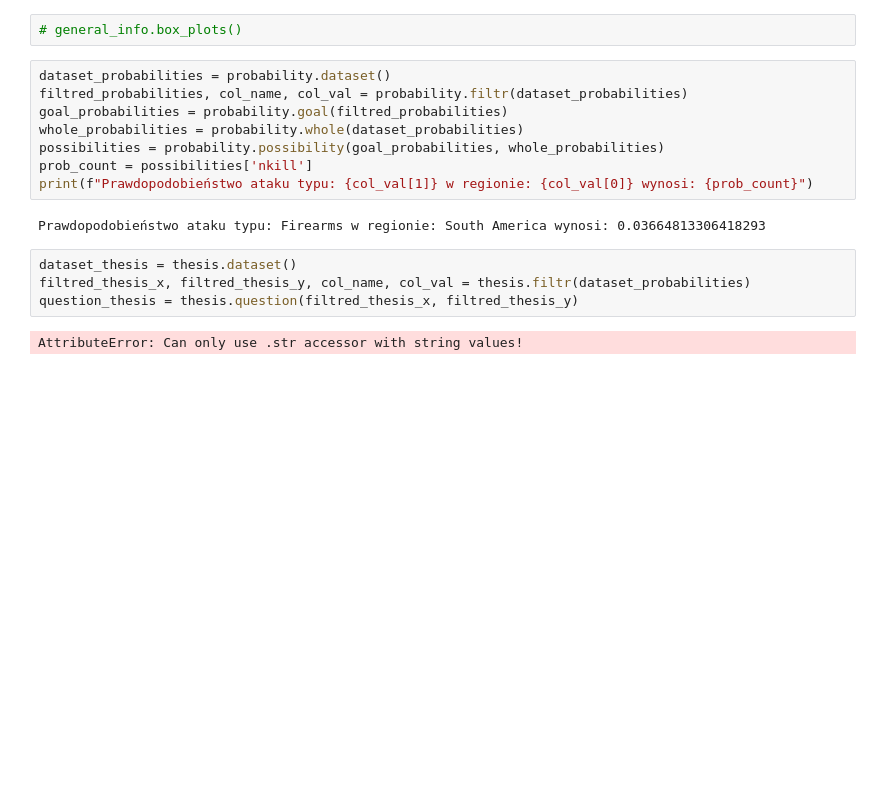
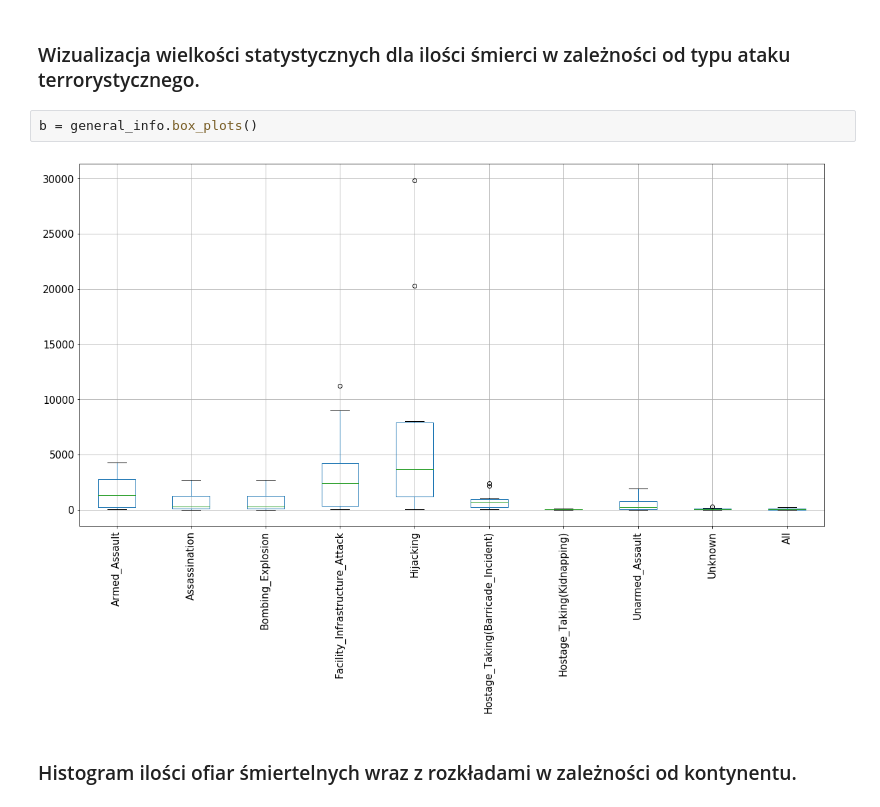
Before and after one commit to infoshareacademy/jdsz5-paulin, a Jupyter notebook: python/app.ipynb, the cells around one changed output. Cells and saved outputs as stored; diff of their text form; blank space fills up the shorter version.

```diff
--- a/python/app.ipynb
+++ b/python/app.ipynb
@@ -14,18 +54,8 @@ general_info.region_plots()
+# %% [markdown]
+### Wizualizacja wielkości statystycznych dla ilości śmierci w zależności od typu ataku terrorystycznego.
 # %%
-# general_info.box_plots()
+b = general_info.box_plots()
+# %% [output]
+[figure, added]
-# %%
-dataset_probabilities = probability.dataset()
-filtred_probabilities, col_name, col_val = probability.filtr(dataset_probabilities)
-goal_probabilities = probability.goal(filtred_probabilities)
-whole_probabilities = probability.whole(dataset_probabilities)
-possibilities = probability.possibility(goal_probabilities, whole_probabilities)
-prob_count = possibilities['nkill']
-print(f"Prawdopodobieństwo ataku typu: {col_val[1]} w regionie: {col_val[0]} wynosi: {prob_count}")
-# %% [output]
-Prawdopodobieństwo ataku typu: Firearms w regionie: South America wynosi: 0.03664813306418293
-# %%
-dataset_thesis = thesis.dataset()
-filtred_thesis_x, filtred_thesis_y, col_name, col_val = thesis.filtr(dataset_probabilities)
-question_thesis = thesis.question(filtred_thesis_x, filtred_thesis_y)
-# %% [output]
-AttributeError: Can only use .str accessor with string values!
+# %% [markdown]
+### Histogram ilości ofiar śmiertelnych wraz z rozkładami w zależności od kontynentu.
```
Also changed, not shown: parts of 14 cells of this notebook, 1 other file.
